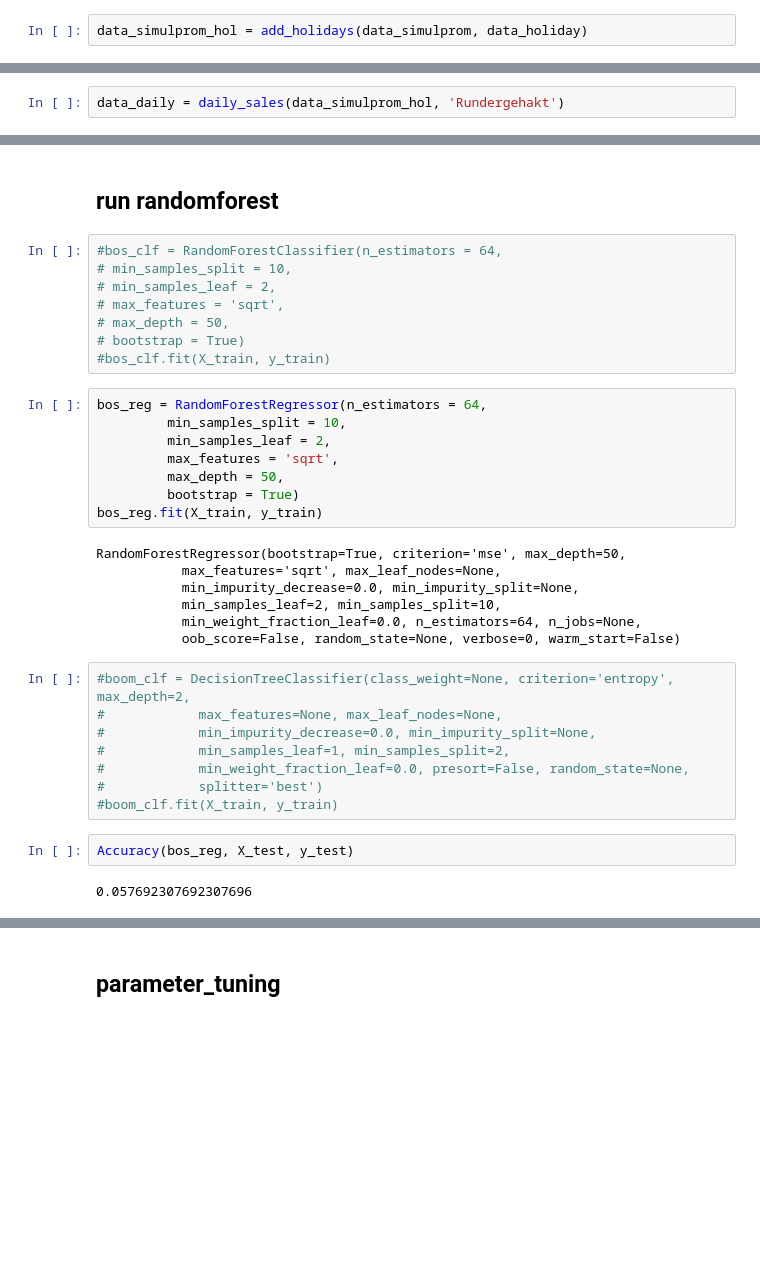
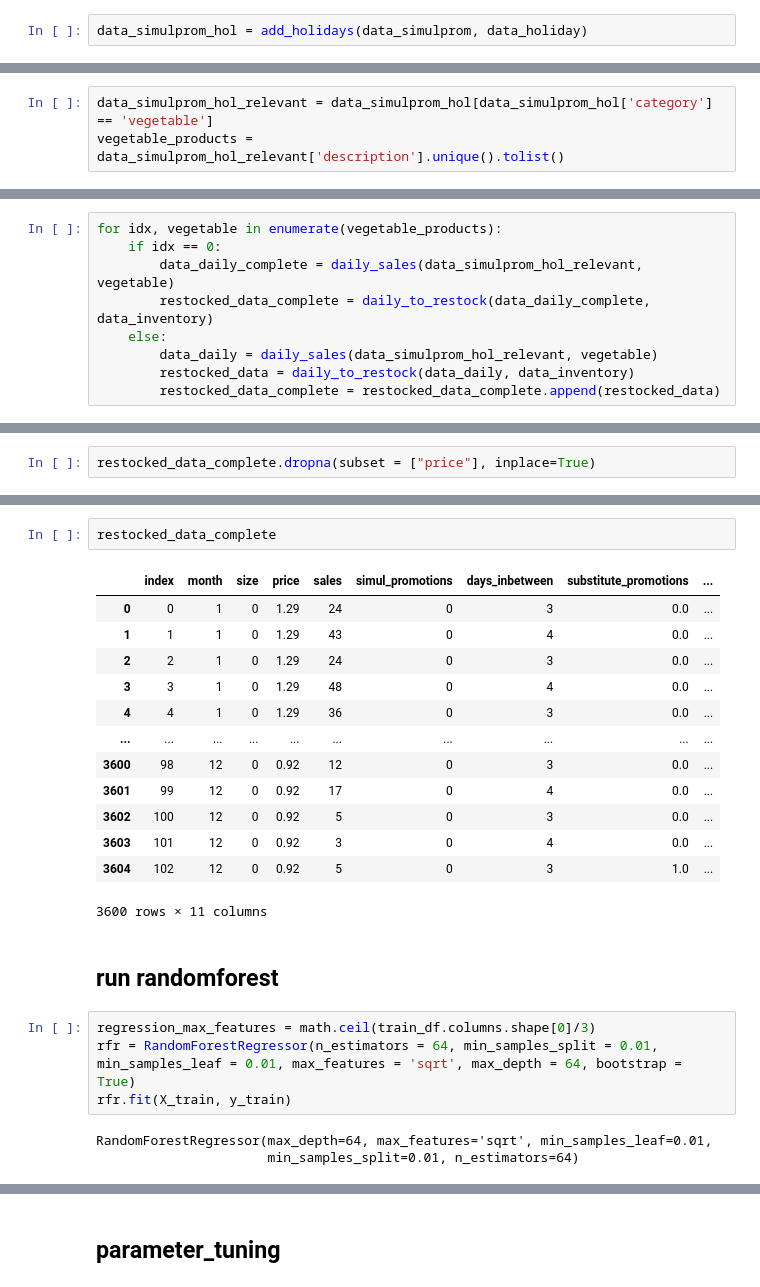
Before and after one commit to JiapengFan/JBG050-group-4, a Jupyter notebook: data_challenge_rf_simulprom(1).ipynb, the cells around one changed output, grey strips where cells are left out. Saved outputs shown, nothing was run; the diff lists cells and outputs as text; blank space fills up the shorter version.

Commit message:
Random forest trained on all vegetable done with missing prizes, got a rmse of 8.5

```diff
--- a/data_challenge_rf_simulprom(1).ipynb
+++ b/data_challenge_rf_simulprom(1).ipynb
@@ -288,2 +274,0 @@ array(['1/1/2018', '2/1/2018', '3/1/2018', '4/1/2018', '5/1/2018',
-# %%
-data_daily = daily_sales(data_simulprom_hol, 'Rundergehakt')
@@ -297,0 +275,3 @@ restocked_data = daily_to_restock(data_daily, data_inventory)
+# %%
+data_simulprom_hol_relevant = data_simulprom_hol[data_simulprom_hol['category'] == 'vegetable']
+vegetable_products = data_simulprom_hol_relevant['description'].unique().tolist()
@@ -297,0 +298,9 @@ restocked_data = daily_to_restock(data_daily, data_inventory)
+# %%
+for idx, vegetable in enumerate(vegetable_products):
+    if idx == 0:
+        data_daily_complete = daily_sales(data_simulprom_hol_relevant, vegetable)
+        restocked_data_complete = daily_to_restock(data_daily_complete, data_inventory)
+    else:
+        data_daily = daily_sales(data_simulprom_hol_relevant, vegetable)
+        restocked_data = daily_to_restock(data_daily, data_inventory)
+        restocked_data_complete = restocked_data_complete.append(restocked_data)
@@ -298 +326,3 @@ restocked_data = daily_to_restock(data_daily, data_inventory)
+# %%
+restocked_data_complete.dropna(subset = ["price"], inplace=True)
 # %%
@@ -303,37 +343,25 @@ X_test, y_test = forest_variables(test_df)
+# %%
+restocked_data_complete
+# %% [output]
+|  | index | month | size | price | sales | simul_promotions | days_inbetween | substitute_promotions | ... |
+| 0 | 0 | 1 | 0 | 1.29 | 24 | 0 | 3 | 0.0 | ... |
+| 1 | 1 | 1 | 0 | 1.29 | 43 | 0 | 4 | 0.0 | ... |
+| 2 | 2 | 1 | 0 | 1.29 | 24 | 0 | 3 | 0.0 | ... |
+| 3 | 3 | 1 | 0 | 1.29 | 48 | 0 | 4 | 0.0 | ... |
+| 4 | 4 | 1 | 0 | 1.29 | 36 | 0 | 3 | 0.0 | ... |
+| ... | ... | ... | ... | ... | ... | ... | ... | ... | ... |
+| 3600 | 98 | 12 | 0 | 0.92 | 12 | 0 | 3 | 0.0 | ... |
+| 3601 | 99 | 12 | 0 | 0.92 | 17 | 0 | 4 | 0.0 | ... |
+| 3602 | 100 | 12 | 0 | 0.92 | 5 | 0 | 3 | 0.0 | ... |
+| 3603 | 101 | 12 | 0 | 0.92 | 3 | 0 | 4 | 0.0 | ... |
+| 3604 | 102 | 12 | 0 | 0.92 | 5 | 0 | 3 | 1.0 | ... |
+3600 rows × 11 columns
 # %% [markdown]
 ## run randomforest
 # %%
-#bos_clf = RandomForestClassifier(n_estimators = 64,
-# min_samples_split = 10,
-# min_samples_leaf = 2,
-# max_features = 'sqrt',
-# max_depth = 50,
-# bootstrap = True)
-#bos_clf.fit(X_train, y_train)
+regression_max_features = math.ceil(train_df.columns.shape[0]/3)
+rfr = RandomForestRegressor(n_estimators = 64, min_samples_split = 0.01, min_samples_leaf = 0.01, max_features = 'sqrt', max_depth = 64, bootstrap = True)
+rfr.fit(X_train, y_train)
+# %% [output]
+RandomForestRegressor(max_depth=64, max_features='sqrt', min_samples_leaf=0.01,
+                      min_samples_split=0.01, n_estimators=64)
-# %%
-bos_reg = RandomForestRegressor(n_estimators = 64,
-         min_samples_split = 10,
-         min_samples_leaf = 2,
-         max_features = 'sqrt',
-         max_depth = 50,
-         bootstrap = True)
-bos_reg.fit(X_train, y_train)
-# %% [output]
-RandomForestRegressor(bootstrap=True, criterion='mse', max_depth=50,
-           max_features='sqrt', max_leaf_nodes=None,
-           min_impurity_decrease=0.0, min_impurity_split=None,
-           min_samples_leaf=2, min_samples_split=10,
-           min_weight_fraction_leaf=0.0, n_estimators=64, n_jobs=None,
-           oob_score=False, random_state=None, verbose=0, warm_start=False)
-# %%
-#boom_clf = DecisionTreeClassifier(class_weight=None, criterion='entropy', max_depth=2,
-#            max_features=None, max_leaf_nodes=None,
-#            min_impurity_decrease=0.0, min_impurity_split=None,
-#            min_samples_leaf=1, min_samples_split=2,
-#            min_weight_fraction_leaf=0.0, presort=False, random_state=None,
-#            splitter='best')
-#boom_clf.fit(X_train, y_train)
-# %%
-Accuracy(bos_reg, X_test, y_test)
-# %% [output]
-0.057692307692307696
```
Also changed, not shown: parts of 36 cells of this notebook, 7 other files.
